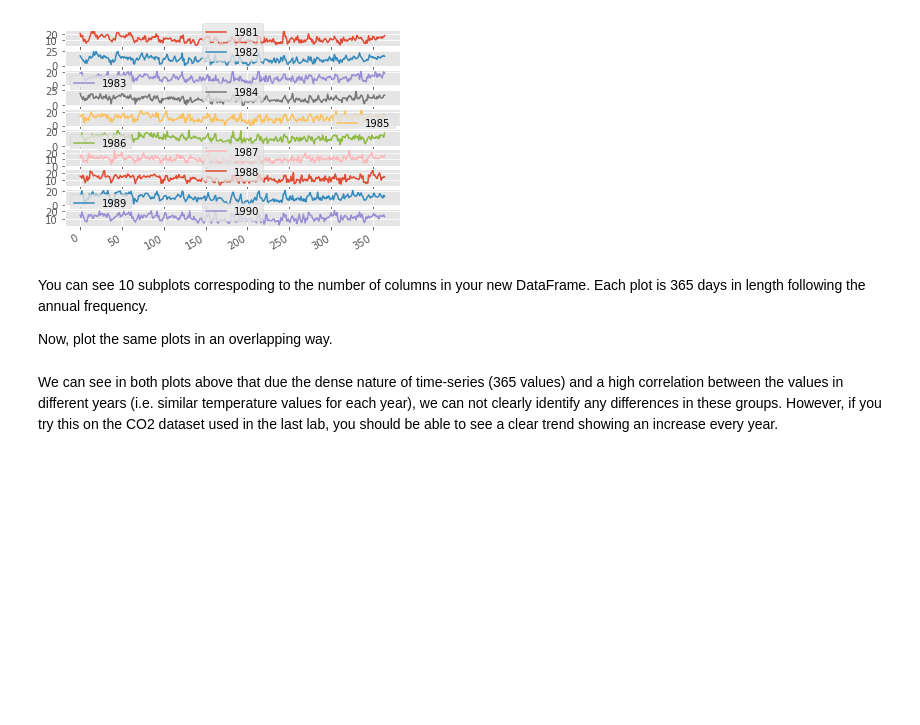
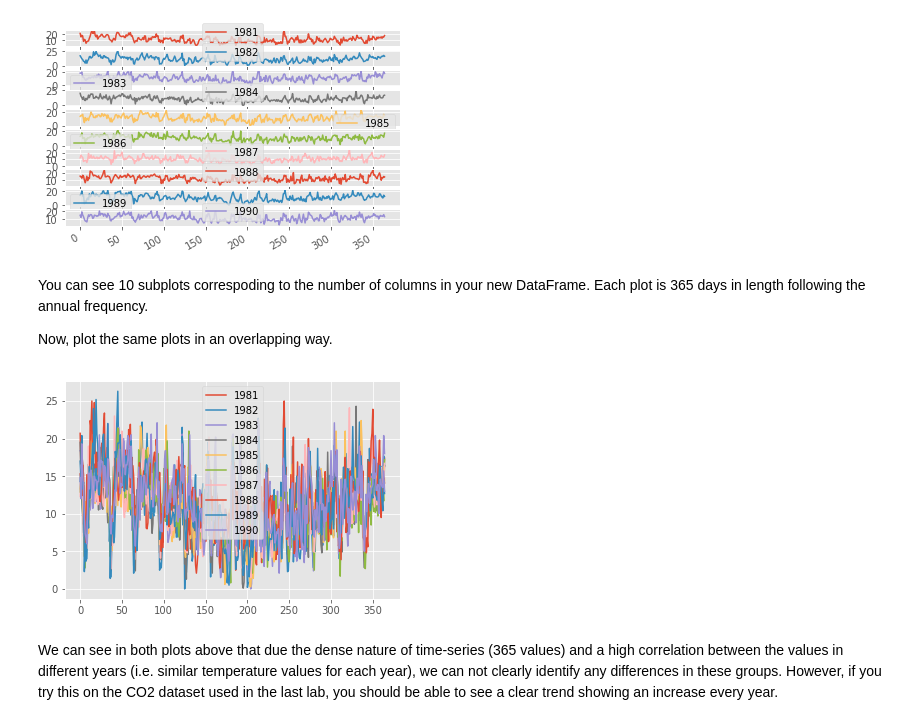
Before and after one commit to danjizquierdo/dsc-3-25-04-visualizing-time-series-data-lab-nyc-ds-career-012819, a Jupyter notebook: index.ipynb, the cells around one changed output. Saved outputs shown, nothing was run; the diff lists cells and outputs as text; code cells hidden in the pictures; blank space fills up the shorter version.

```diff
--- a/index.ipynb
+++ b/index.ipynb
@@ -100,6 +100,9 @@ You can see 10 subplots correspoding to the number of columns in your new DataFr
 Now, plot the same plots in an overlapping way.
 # %%
 # Plot overlapping yearly groups
+y_data.plot(legend=True);
+# %% [output]
+[figure, added]
 # %% [markdown]
 We can see in both plots above that due the dense nature of time-series (365 values) and a high correlation between the values in different years (i.e. similar temperature values for each year), we can not clearly identify any differences in these groups. However, if you try this on the CO2 dataset used in the last lab, you should be able to see a clear trend showing an increase every year.
 # %% [markdown]
```
